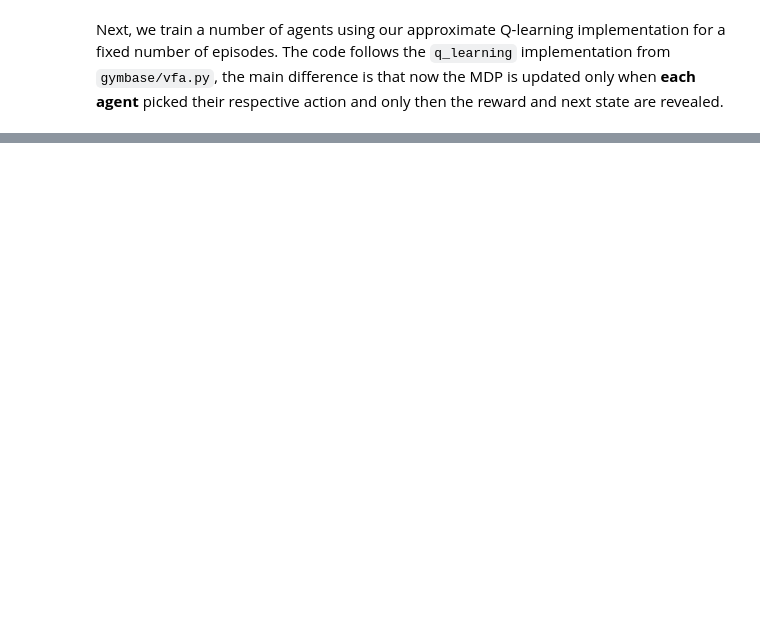
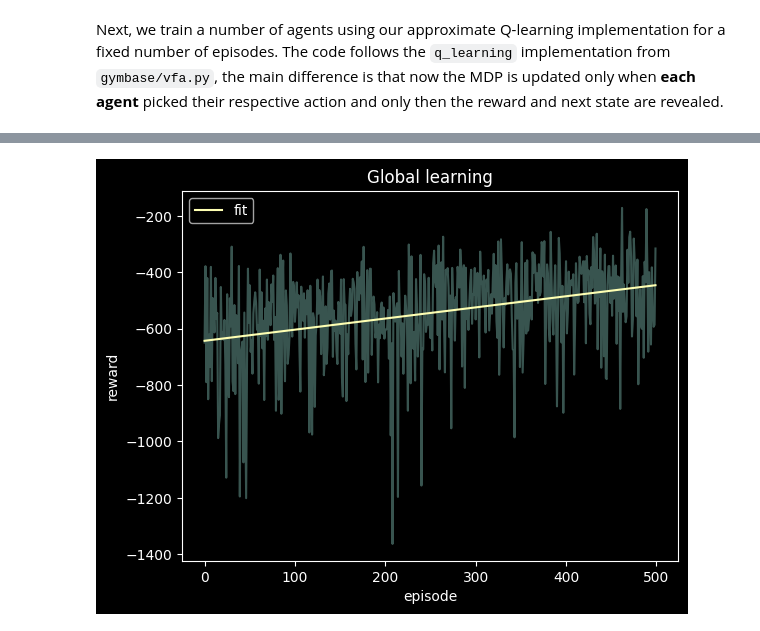
Before and after one commit to afflint/rlcoding, a Jupyter notebook: 2024-25/L7-multiagent-rl.ipynb, the cells around one changed output, grey strips where cells are left out. Cells and saved outputs as stored; diff of their text form; code cells hidden in the pictures; blank space fills up the shorter version.

```diff
--- a/2024-25/L7-multiagent-rl.ipynb
+++ b/2024-25/L7-multiagent-rl.ipynb
@@ -235,0 +336,14 @@ plt.show()
+# %%
+x = range(len(spread_gql_reward))
+plt.plot(x, spread_gql_reward, alpha = .4)
+
+m, b = np.polyfit(x, spread_gql_reward, 1)
+plt.plot(x, m * x + b, label = "fit")
+
+plt.legend()
+plt.xlabel("episode")
+plt.ylabel("reward")
+plt.title("Global learning")
+plt.show()
+# %% [output]
+[figure, added]
```
Also changed, not shown: parts of 11 cells of this notebook.
